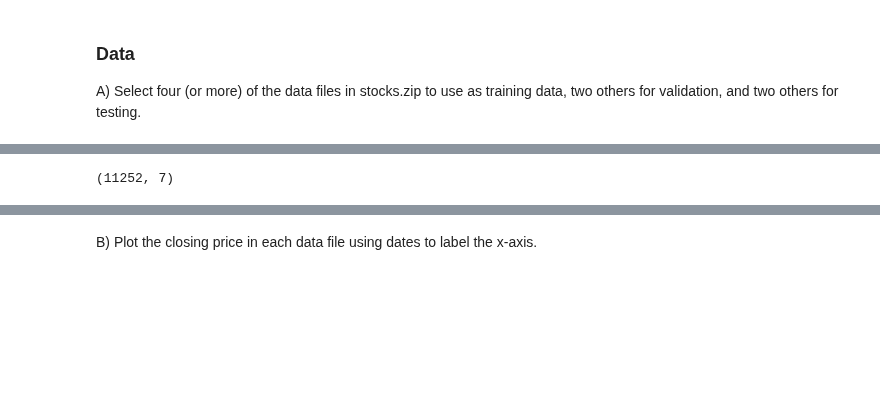
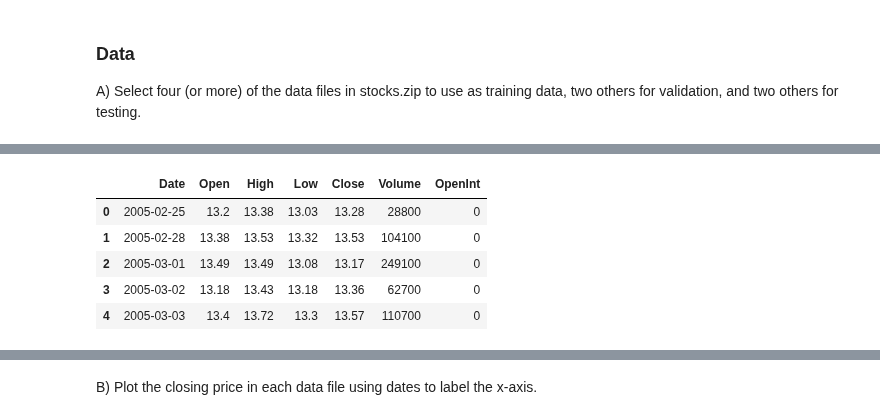
Before and after one commit to Hunteracademic/Neural_network_group_7, a Jupyter notebook: stocks_folder/working file stocks.ipynb, the cells around one changed output, grey strips where cells are left out. Cells and saved outputs as stored; diff of their text form; code cells hidden in the pictures; blank space fills up the shorter version.

```diff
--- a/stocks_folder/working file stocks.ipynb
+++ b/stocks_folder/working file stocks.ipynb
@@ -47,5 +58,44 @@ HTTPError: HTTP Error 404: Not Found
-# %%
-training_df.shape
-val_df
-# %% [output]
-(11252, 7)
+# %%
+import pandas as pd
+
+training_csv = ['amn.us.csv', 'bspm.us.csv', 'hqcl.us.csv', 'ifn.us.csv']
+val_csv    = ['jhme.us.csv', 'vno_l.us.csv']
+test_csv = ['vmo.us.csv', 'ziop.us.csv']
+
+# Initialize combined DataFrames
+training_df = pd.DataFrame(columns=['Date','Open','High','Low','Close','Volume','OpenInt'])
+val_df = pd.DataFrame(columns=['Date','Open','High','Low','Close','Volume','OpenInt'])
+test_df = pd.DataFrame(columns=['Date','Open','High','Low','Close','Volume','OpenInt'])
+
+# Dictionary for individual stock DataFrames
+dfs = {}
+
+# TRAINING
+for i in training_csv:
+    url = f"https://raw.githubusercontent.com/Hunteracademic/Neural_network_group_7/master/stocks_folder/Stocks/{i}"
+    df = pd.read_csv(url)
+    training_df = pd.concat([training_df, df], ignore_index=True)
+    dfs[i] = df.copy()
+
+# VALIDATION
+for i in val_csv:
+    url = f"https://raw.githubusercontent.com/Hunteracademic/Neural_network_group_7/master/stocks_folder/Stocks/{i}"
+    df = pd.read_csv(url)
+    val_df = pd.concat([val_df, df], ignore_index=True)
+    dfs[i] = df.copy()
+
+# TEST
+for i in test_csv:
+    url = f"https://raw.githubusercontent.com/Hunteracademic/Neural_network_group_7/master/stocks_folder/Stocks/Testing/{i}"
+    df = pd.read_csv(url)
+    test_df = pd.concat([test_df, df], ignore_index=True)
+    dfs[i] = df.copy()
+# %%
+training_df.head()
+# %% [output]
+|  | Date | Open | High | Low | Close | Volume | OpenInt |
+| 0 | 2005-02-25 | 13.2 | 13.38 | 13.03 | 13.28 | 28800 | 0 |
+| 1 | 2005-02-28 | 13.38 | 13.53 | 13.32 | 13.53 | 104100 | 0 |
+| 2 | 2005-03-01 | 13.49 | 13.49 | 13.08 | 13.17 | 249100 | 0 |
+| 3 | 2005-03-02 | 13.18 | 13.43 | 13.18 | 13.36 | 62700 | 0 |
+| 4 | 2005-03-03 | 13.4 | 13.72 | 13.3 | 13.57 | 110700 | 0 |
```
Also changed, not shown: parts of 6 cells of this notebook.
